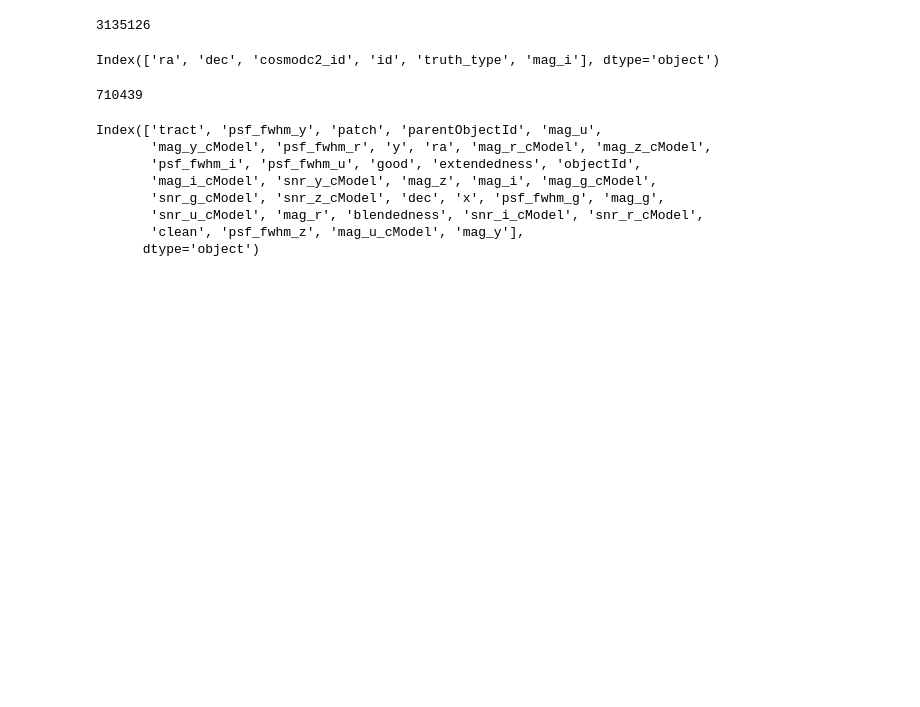
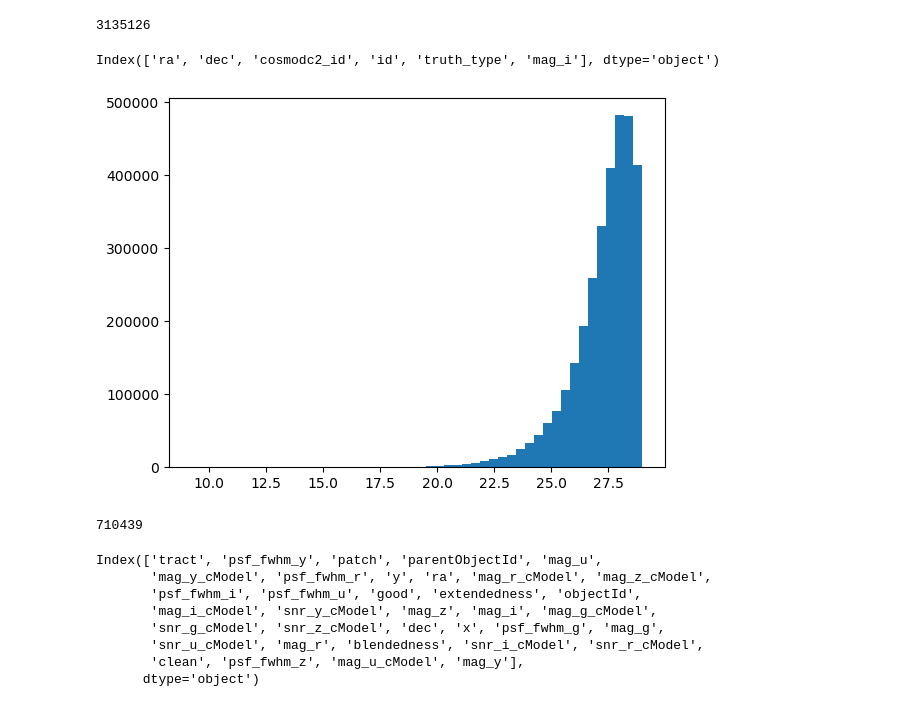
Before and after one commit to grantmerz/DeepDISC_Roman_Rubin, a Jupyter notebook: preprocess_eval.ipynb, the cells around one changed output. Saved outputs shown, nothing was run; the diff lists cells and outputs as text; code cells hidden in the pictures; blank space fills up the shorter version.

```diff
--- a/preprocess_eval.ipynb
+++ b/preprocess_eval.ipynb
@@ -202,6 +204,10 @@ len(lsst_truth)
 lsst_truth.columns
 # %% [output]
 Index(['ra', 'dec', 'cosmodc2_id', 'id', 'truth_type', 'mag_i'], dtype='object')
+# %%
+plt.hist(lsst_truth.mag_i,bins=50);
+# %% [output]
+[figure, added]
 # %%
 lsst_det = pd.read_json('/home/shared/hsc/roman_lsst/lsst_catalogs/lsst_det_cat_all_overlap_patches.json')
 # lsst_det = pd.read_json('/home/shared/hsc/roman_lsst/lsst_catalogs/lsst_det_cat_all_overlap_patches_radec2.json')
```
Also changed, not shown: parts of 1 cell of this notebook.
